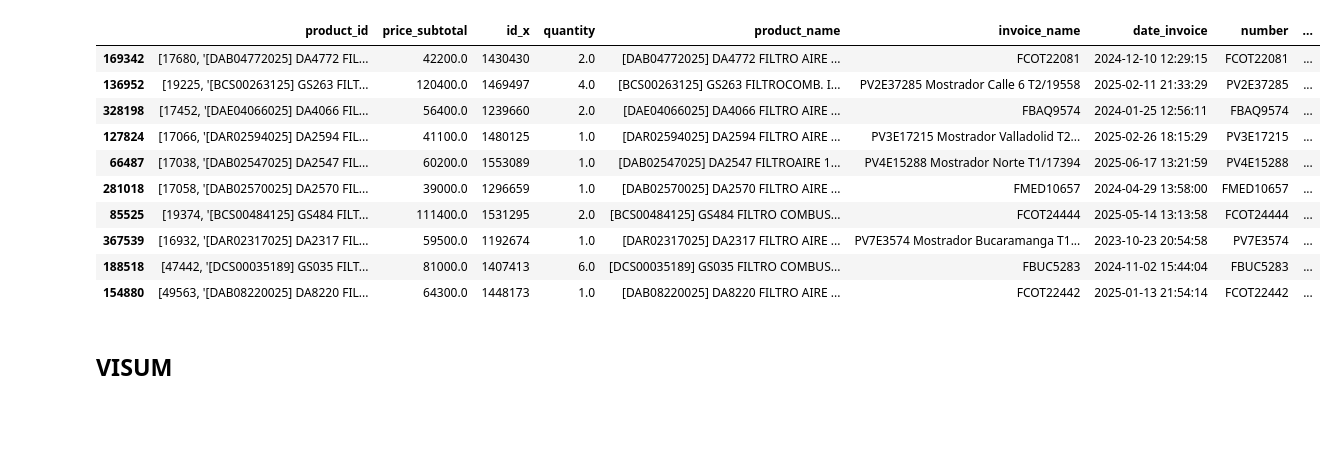
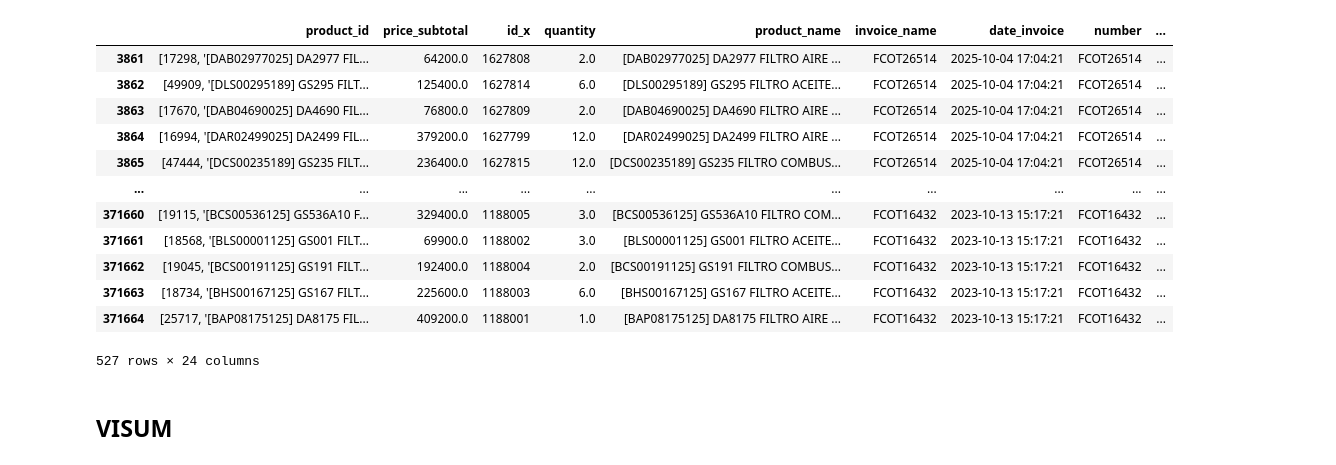
Before and after one commit to FiltrosDonsson/Proyectos-Data-analyst, a Jupyter notebook: VENTAS/promedio_ventas.ipynb, the cells around one changed output. Saved outputs shown, nothing was run; the diff lists cells and outputs as text; code cells hidden in the pictures; blank space fills up the shorter version.

```diff
--- a/VENTAS/promedio_ventas.ipynb
+++ b/VENTAS/promedio_ventas.ipynb
@@ -99,19 +99,21 @@ df['marca'] = df['product_ref'].apply(
               'OTRA'
 )
 # %%
-df.sample(10)
+df[df["client_name"].str.contains("VILMAR")]
 # %% [output]
 |  | product_id | price_subtotal | id_x | quantity | product_name | invoice_name | date_invoice | number | ... |
-| 169342 | [17680, '[DAB04772025] DA4772 FIL... | 42200.0 | 1430430 | 2.0 | [DAB04772025] DA4772 FILTRO AIRE ... | FCOT22081 | 2024-12-10 12:29:15 | FCOT22081 | ... |
-| 136952 | [19225, '[BCS00263125] GS263 FILT... | 120400.0 | 1469497 | 4.0 | [BCS00263125] GS263 FILTROCOMB. I... | PV2E37285 Mostrador Calle 6 T2/19558 | 2025-02-11 21:33:29 | PV2E37285 | ... |
-| 328198 | [17452, '[DAE04066025] DA4066 FIL... | 56400.0 | 1239660 | 2.0 | [DAE04066025] DA4066 FILTRO AIRE ... | FBAQ9574 | 2024-01-25 12:56:11 | FBAQ9574 | ... |
-| 127824 | [17066, '[DAR02594025] DA2594 FIL... | 41100.0 | 1480125 | 1.0 | [DAR02594025] DA2594 FILTRO AIRE ... | PV3E17215 Mostrador Valladolid T2... | 2025-02-26 18:15:29 | PV3E17215 | ... |
-| 66487 | [17038, '[DAB02547025] DA2547 FIL... | 60200.0 | 1553089 | 1.0 | [DAB02547025] DA2547 FILTROAIRE 1... | PV4E15288 Mostrador Norte T1/17394 | 2025-06-17 13:21:59 | PV4E15288 | ... |
-| 281018 | [17058, '[DAB02570025] DA2570 FIL... | 39000.0 | 1296659 | 1.0 | [DAB02570025] DA2570 FILTRO AIRE ... | FMED10657 | 2024-04-29 13:58:00 | FMED10657 | ... |
-| 85525 | [19374, '[BCS00484125] GS484 FILT... | 111400.0 | 1531295 | 2.0 | [BCS00484125] GS484 FILTRO COMBUS... | FCOT24444 | 2025-05-14 13:13:58 | FCOT24444 | ... |
-| 367539 | [16932, '[DAR02317025] DA2317 FIL... | 59500.0 | 1192674 | 1.0 | [DAR02317025] DA2317 FILTRO AIRE ... | PV7E3574 Mostrador Bucaramanga T1... | 2023-10-23 20:54:58 | PV7E3574 | ... |
-| 188518 | [47442, '[DCS00035189] GS035 FILT... | 81000.0 | 1407413 | 6.0 | [DCS00035189] GS035 FILTRO COMBUS... | FBUC5283 | 2024-11-02 15:44:04 | FBUC5283 | ... |
-| 154880 | [49563, '[DAB08220025] DA8220 FIL... | 64300.0 | 1448173 | 1.0 | [DAB08220025] DA8220 FILTRO AIRE ... | FCOT22442 | 2025-01-13 21:54:14 | FCOT22442 | ... |
+| 3861 | [17298, '[DAB02977025] DA2977 FIL... | 64200.0 | 1627808 | 2.0 | [DAB02977025] DA2977 FILTRO AIRE ... | FCOT26514 | 2025-10-04 17:04:21 | FCOT26514 | ... |
+| 3862 | [49909, '[DLS00295189] GS295 FILT... | 125400.0 | 1627814 | 6.0 | [DLS00295189] GS295 FILTRO ACEITE... | FCOT26514 | 2025-10-04 17:04:21 | FCOT26514 | ... |
+| 3863 | [17670, '[DAB04690025] DA4690 FIL... | 76800.0 | 1627809 | 2.0 | [DAB04690025] DA4690 FILTRO AIRE ... | FCOT26514 | 2025-10-04 17:04:21 | FCOT26514 | ... |
+| 3864 | [16994, '[DAR02499025] DA2499 FIL... | 379200.0 | 1627799 | 12.0 | [DAR02499025] DA2499 FILTRO AIRE ... | FCOT26514 | 2025-10-04 17:04:21 | FCOT26514 | ... |
+| 3865 | [47444, '[DCS00235189] GS235 FILT... | 236400.0 | 1627815 | 12.0 | [DCS00235189] GS235 FILTRO COMBUS... | FCOT26514 | 2025-10-04 17:04:21 | FCOT26514 | ... |
+| ... | ... | ... | ... | ... | ... | ... | ... | ... | ... |
+| 371660 | [19115, '[BCS00536125] GS536A10 F... | 329400.0 | 1188005 | 3.0 | [BCS00536125] GS536A10 FILTRO COM... | FCOT16432 | 2023-10-13 15:17:21 | FCOT16432 | ... |
+| 371661 | [18568, '[BLS00001125] GS001 FILT... | 69900.0 | 1188002 | 3.0 | [BLS00001125] GS001 FILTRO ACEITE... | FCOT16432 | 2023-10-13 15:17:21 | FCOT16432 | ... |
+| 371662 | [19045, '[BCS00191125] GS191 FILT... | 192400.0 | 1188004 | 2.0 | [BCS00191125] GS191 FILTRO COMBUS... | FCOT16432 | 2023-10-13 15:17:21 | FCOT16432 | ... |
+| 371663 | [18734, '[BHS00167125] GS167 FILT... | 225600.0 | 1188003 | 6.0 | [BHS00167125] GS167 FILTRO ACEITE... | FCOT16432 | 2023-10-13 15:17:21 | FCOT16432 | ... |
+| 371664 | [25717, '[BAP08175125] DA8175 FIL... | 409200.0 | 1188001 | 1.0 | [BAP08175125] DA8175 FILTRO AIRE ... | FCOT16432 | 2023-10-13 15:17:21 | FCOT16432 | ... |
+527 rows × 24 columns
 # %%
 from datetime import datetime
 
```
Also changed, not shown: parts of 3 cells of this notebook, 16 other files.
